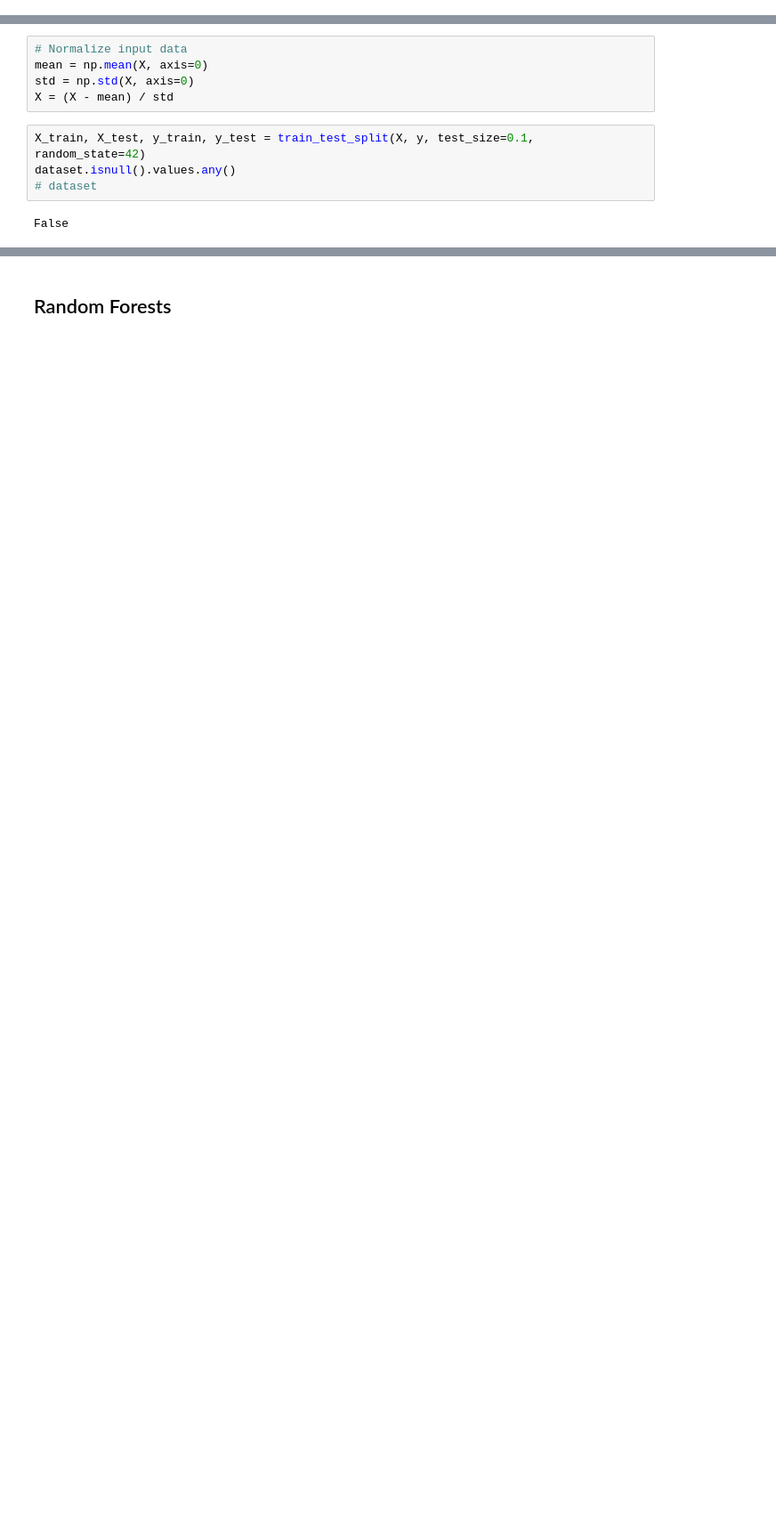
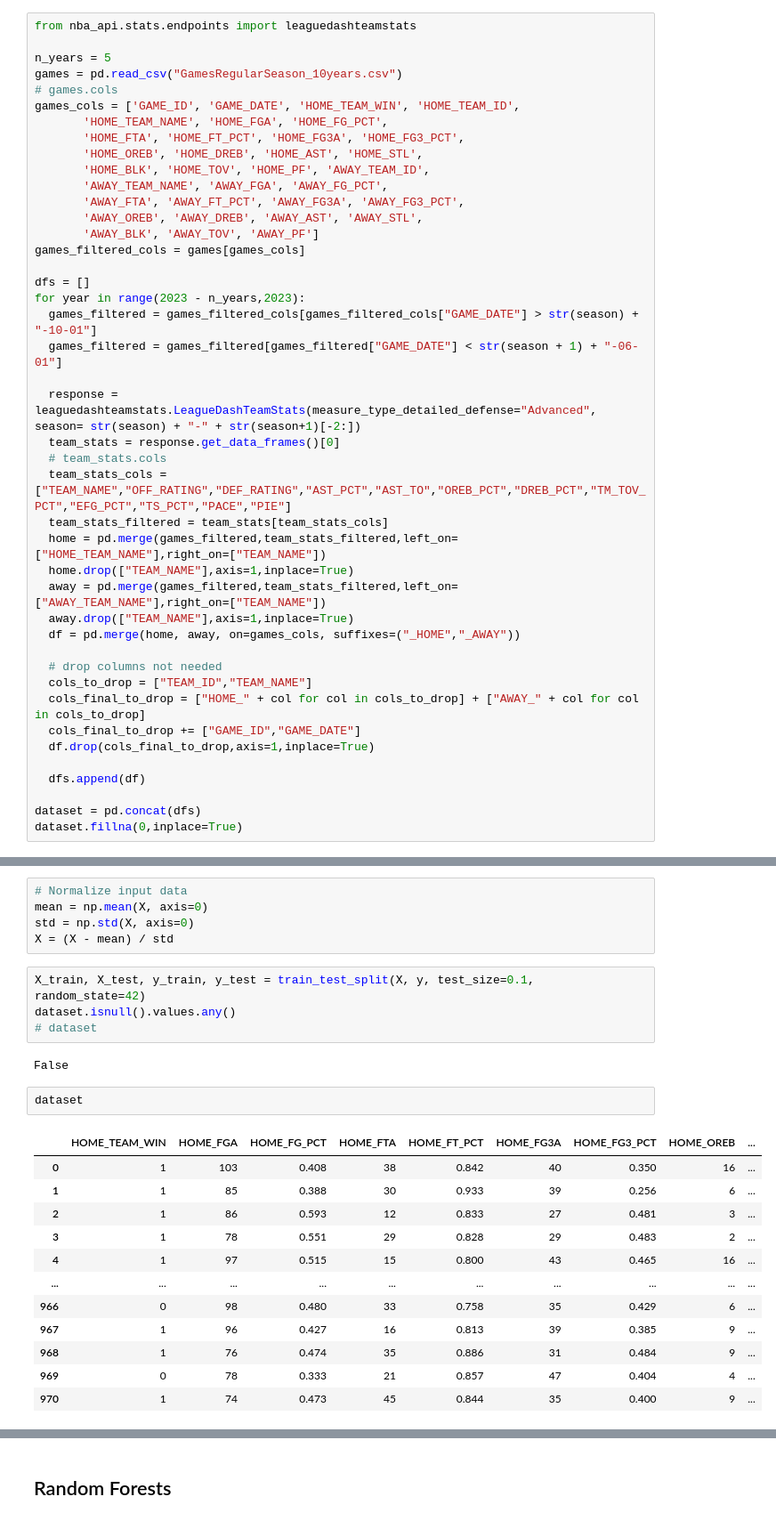
Before and after one commit to maximefuchs/PredictNBA, a Jupyter notebook: predicting.ipynb, the cells around one changed output, grey strips where cells are left out. Shown at 89% size. Saved outputs shown, nothing was run; the diff lists cells and outputs as text; blank space fills up the shorter version.

```diff
--- a/predicting.ipynb
+++ b/predicting.ipynb
@@ -325,3 +274,46 @@ team_stats[cols]
+# %%
+from nba_api.stats.endpoints import leaguedashteamstats
+
+n_years = 5
+games = pd.read_csv("GamesRegularSeason_10years.csv")
+# games.cols
+games_cols = ['GAME_ID', 'GAME_DATE', 'HOME_TEAM_WIN', 'HOME_TEAM_ID',
+       'HOME_TEAM_NAME', 'HOME_FGA', 'HOME_FG_PCT',
+       'HOME_FTA', 'HOME_FT_PCT', 'HOME_FG3A', 'HOME_FG3_PCT',
+       'HOME_OREB', 'HOME_DREB', 'HOME_AST', 'HOME_STL',
+       'HOME_BLK', 'HOME_TOV', 'HOME_PF', 'AWAY_TEAM_ID',
+       'AWAY_TEAM_NAME', 'AWAY_FGA', 'AWAY_FG_PCT',
+       'AWAY_FTA', 'AWAY_FT_PCT', 'AWAY_FG3A', 'AWAY_FG3_PCT',
+       'AWAY_OREB', 'AWAY_DREB', 'AWAY_AST', 'AWAY_STL',
+       'AWAY_BLK', 'AWAY_TOV', 'AWAY_PF']
+games_filtered_cols = games[games_cols]
+
+dfs = []
+for year in range(2023 - n_years,2023):
+  games_filtered = games_filtered_cols[games_filtered_cols["GAME_DATE"] > str(season) + "-10-01"]
+  games_filtered = games_filtered[games_filtered["GAME_DATE"] < str(season + 1) + "-06-01"]
+
+  response = leaguedashteamstats.LeagueDashTeamStats(measure_type_detailed_defense="Advanced", season= str(season) + "-" + str(season+1)[-2:])
+  team_stats = response.get_data_frames()[0]
+  # team_stats.cols
+  team_stats_cols = ["TEAM_NAME","OFF_RATING","DEF_RATING","AST_PCT","AST_TO","OREB_PCT","DREB_PCT","TM_TOV_PCT","EFG_PCT","TS_PCT","PACE","PIE"]
+  team_stats_filtered = team_stats[team_stats_cols]
+  home = pd.merge(games_filtered,team_stats_filtered,left_on=["HOME_TEAM_NAME"],right_on=["TEAM_NAME"])
+  home.drop(["TEAM_NAME"],axis=1,inplace=True)
+  away = pd.merge(games_filtered,team_stats_filtered,left_on=["AWAY_TEAM_NAME"],right_on=["TEAM_NAME"])
+  away.drop(["TEAM_NAME"],axis=1,inplace=True)
+  df = pd.merge(home, away, on=games_cols, suffixes=("_HOME","_AWAY"))
+
+  # drop columns not needed
+  cols_to_drop = ["TEAM_ID","TEAM_NAME"]
+  cols_final_to_drop = ["HOME_" + col for col in cols_to_drop] + ["AWAY_" + col for col in cols_to_drop]
+  cols_final_to_drop += ["GAME_ID","GAME_DATE"]
+  df.drop(cols_final_to_drop,axis=1,inplace=True)
+
+  dfs.append(df)
+
+dataset = pd.concat(dfs)
+dataset.fillna(0,inplace=True)
 # %% [markdown]
 # Predict
 # %%
@@ -345,3 +337,18 @@ dataset.isnull().values.any()
 # dataset
 # %% [output]
 False
+# %%
+dataset
+# %% [output]
+|  | HOME_TEAM_WIN | HOME_FGA | HOME_FG_PCT | HOME_FTA | HOME_FT_PCT | HOME_FG3A | HOME_FG3_PCT | HOME_OREB | ... |
+| 0 | 1 | 103 | 0.408 | 38 | 0.842 | 40 | 0.350 | 16 | ... |
+| 1 | 1 | 85 | 0.388 | 30 | 0.933 | 39 | 0.256 | 6 | ... |
+| 2 | 1 | 86 | 0.593 | 12 | 0.833 | 27 | 0.481 | 3 | ... |
+| 3 | 1 | 78 | 0.551 | 29 | 0.828 | 29 | 0.483 | 2 | ... |
+| 4 | 1 | 97 | 0.515 | 15 | 0.800 | 43 | 0.465 | 16 | ... |
+| ... | ... | ... | ... | ... | ... | ... | ... | ... | ... |
+| 966 | 0 | 98 | 0.480 | 33 | 0.758 | 35 | 0.429 | 6 | ... |
+| 967 | 1 | 96 | 0.427 | 16 | 0.813 | 39 | 0.385 | 9 | ... |
+| 968 | 1 | 76 | 0.474 | 35 | 0.886 | 31 | 0.484 | 9 | ... |
+| 969 | 0 | 78 | 0.333 | 21 | 0.857 | 47 | 0.404 | 4 | ... |
+| 970 | 1 | 74 | 0.473 | 45 | 0.844 | 35 | 0.400 | 9 | ... |
```
Also changed, not shown: parts of 13 cells of this notebook.
